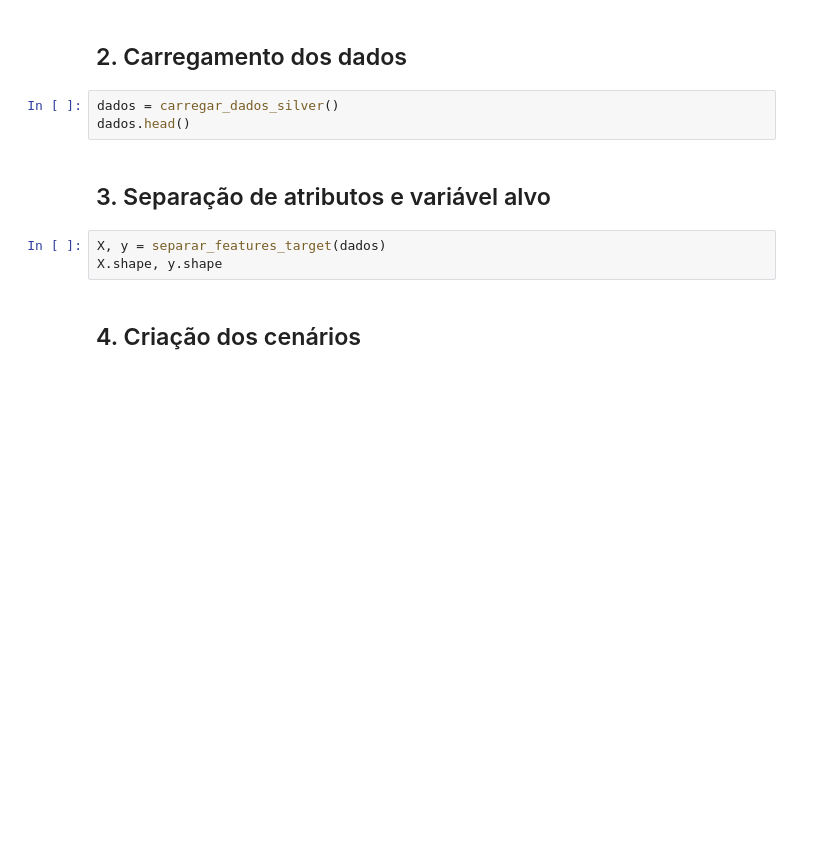
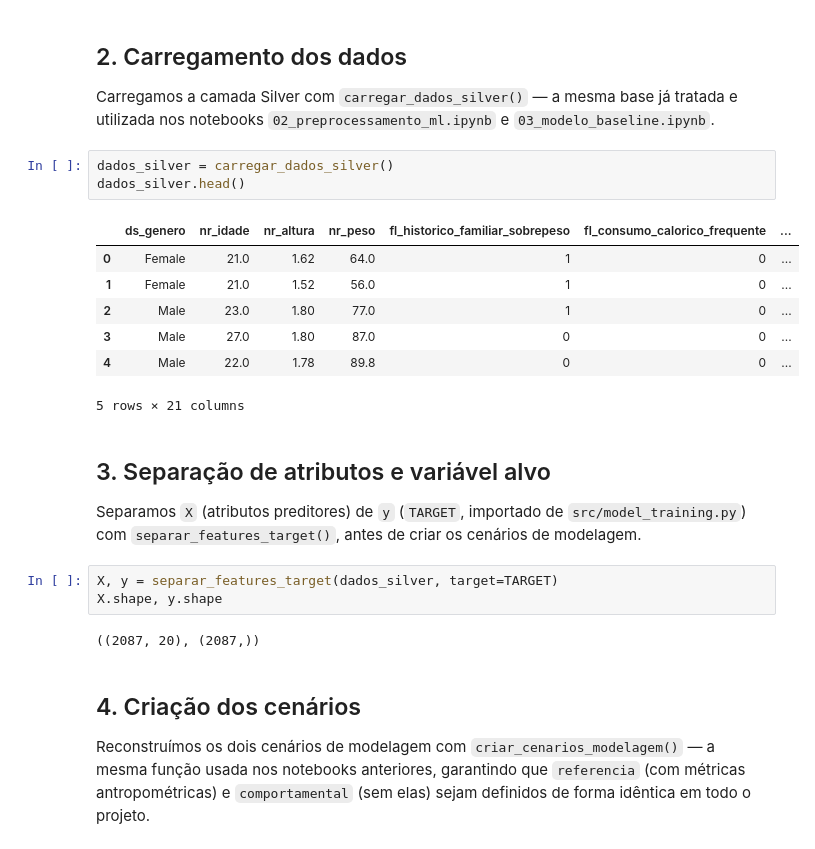
Before and after one commit to maclabr/tech-challenge-obesidade, a Jupyter notebook: notebooks/04_comparacao_modelos.ipynb, the cells around one changed output. Saved outputs shown, nothing was run; the diff lists cells and outputs as text; blank space fills up the shorter version.

```diff
--- a/notebooks/04_comparacao_modelos.ipynb
+++ b/notebooks/04_comparacao_modelos.ipynb
@@ -21,14 +38,30 @@ from src.model_comparison import executar_comparacao
 # %% [markdown]
 ## 2. Carregamento dos dados
+
+Carregamos a camada Silver com `carregar_dados_silver()` — a mesma base já tratada e utilizada nos notebooks `02_preprocessamento_ml.ipynb` e `03_modelo_baseline.ipynb`.
 # %%
-dados = carregar_dados_silver()
-dados.head()
+dados_silver = carregar_dados_silver()
+dados_silver.head()
+# %% [output]
+|  | ds_genero | nr_idade | nr_altura | nr_peso | fl_historico_familiar_sobrepeso | fl_consumo_calorico_frequente | ... |
+| 0 | Female | 21.0 | 1.62 | 64.0 | 1 | 0 | ... |
+| 1 | Female | 21.0 | 1.52 | 56.0 | 1 | 0 | ... |
+| 2 | Male | 23.0 | 1.80 | 77.0 | 1 | 0 | ... |
+| 3 | Male | 27.0 | 1.80 | 87.0 | 0 | 0 | ... |
+| 4 | Male | 22.0 | 1.78 | 89.8 | 0 | 0 | ... |
+5 rows × 21 columns
 # %% [markdown]
 ## 3. Separação de atributos e variável alvo
+
+Separamos `X` (atributos preditores) de `y` (`TARGET`, importado de `src/model_training.py`) com `separar_features_target()`, antes de criar os cenários de modelagem.
 # %%
-X, y = separar_features_target(dados)
+X, y = separar_features_target(dados_silver, target=TARGET)
 X.shape, y.shape
+# %% [output]
+((2087, 20), (2087,))
 # %% [markdown]
 ## 4. Criação dos cenários
+
+Reconstruímos os dois cenários de modelagem com `criar_cenarios_modelagem()` — a mesma função usada nos notebooks anteriores, garantindo que `referencia` (com métricas antropométricas) e `comportamental` (sem elas) sejam definidos de forma idêntica em todo o projeto.
 # %%
 cenarios = criar_cenarios_modelagem(X)
```
Also changed, not shown: parts of 16 cells of this notebook, 3 other files.
